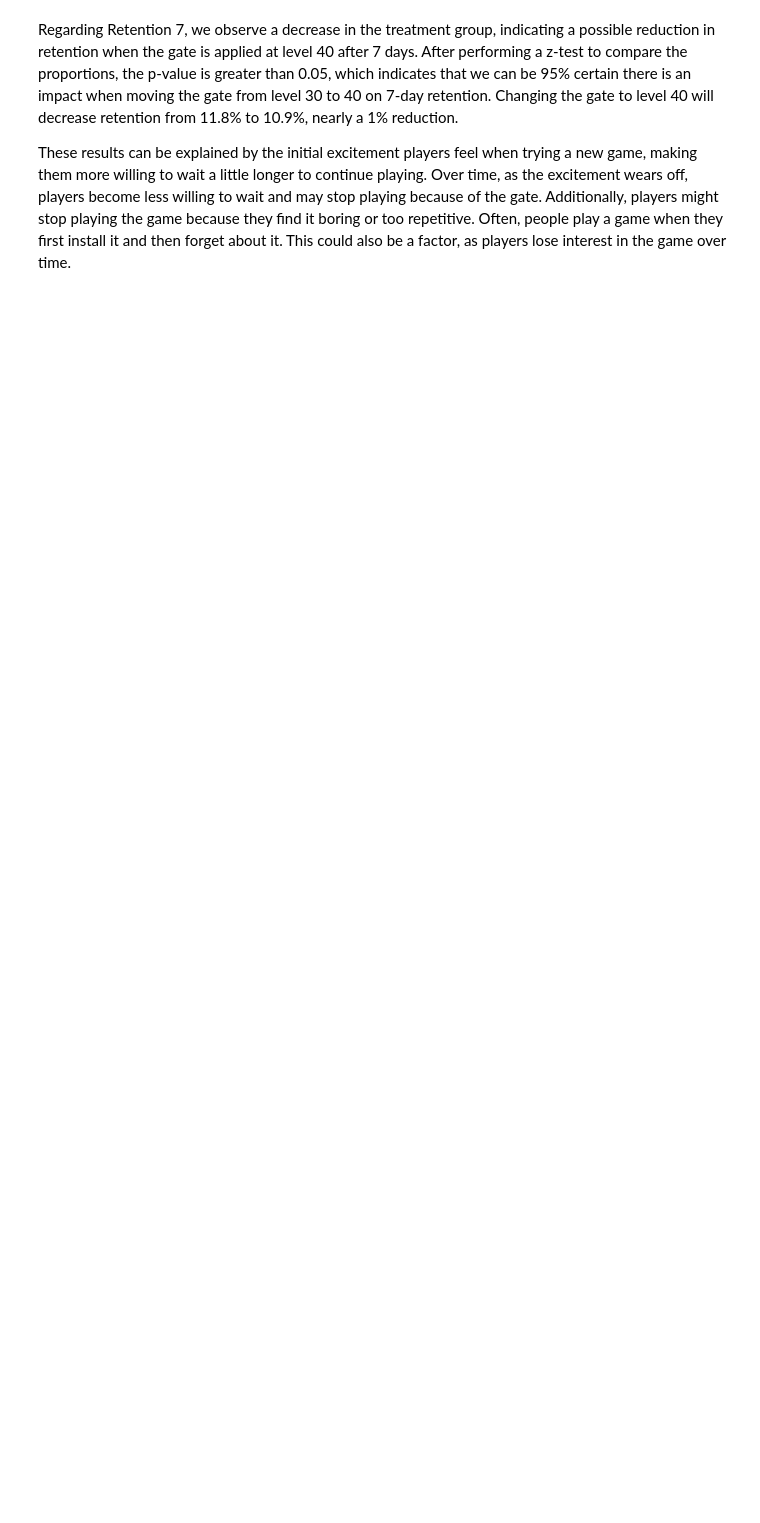
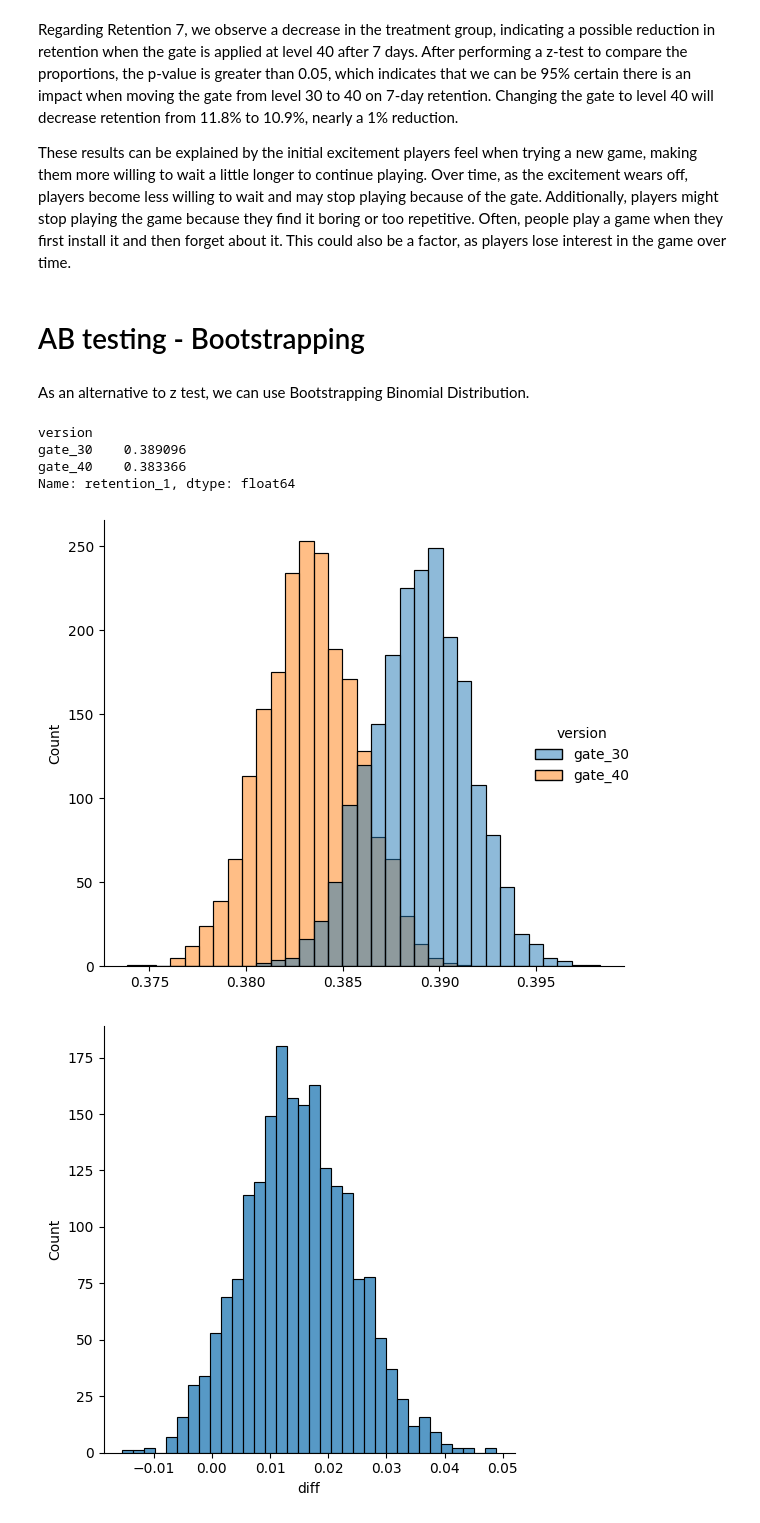
Before and after one commit to giovannicintra/repo, a Jupyter notebook: Data Analytics Project 3/project.ipynb, the cells around one changed output. Saved outputs shown, nothing was run; the diff lists cells and outputs as text; code cells hidden in the pictures; blank space fills up the shorter version.

```diff
--- a/Data Analytics Project 3/project.ipynb
+++ b/Data Analytics Project 3/project.ipynb
@@ -253,3 +232,40 @@ p-value: 0.00021240277684542175
 Regarding Retention 7, we observe a decrease in the treatment group, indicating a possible reduction in retention when the gate is applied at level 40 after 7 days. After performing a z-test to compare the proportions, the p-value is greater than 0.05, which indicates that we can be 95% certain there is an impact when moving the gate from level 30 to 40 on 7-day retention. Changing the gate to level 40 will decrease retention from 11.8% to 10.9%, nearly a 1% reduction.
 
 These results can be explained by the initial excitement players feel when trying a new game, making them more willing to wait a little longer to continue playing. Over time, as the excitement wears off, players become less willing to wait and may stop playing because of the gate. Additionally, players might stop playing the game because they find it boring or too repetitive. Often, people play a game when they first install it and then forget about it. This could also be a factor, as players lose interest in the game over time.
+# %% [markdown]
+# AB testing - Bootstrapping
+# %% [markdown]
+As an alternative to z test, we can use Bootstrapping Binomial Distribution.
+# %%
+print(df_clean.groupby('version')['retention_1'].mean())
+
+boot_list = []
+
+for i in range(2000):
+    boot_mean = df_clean.sample(frac=1,replace=True).groupby('version')['retention_1'].mean()
+    boot_list.append(boot_mean)
+
+df_boot = pd.DataFrame(boot_list)
+
+
+df_boot['diff'] = (df_boot['gate_30'] - df_boot['gate_40']) / df_boot['gate_40']
+
+
+sns.displot(data=df_boot[['gate_30','gate_40']])
+plt.tight_layout()
+plt.show()
+
+
+sns.displot(data=df_boot['diff'])
+plt.tight_layout()
+plt.show()
+
+# Calculating the probability that 1-day retention is greater when the gate is at level 30
+print('Probability that retention 1 is greater when the gate is at level 30:',(df_boot['diff'] > 0).mean())
+# %% [output]
+version
+gate_30    0.389096
+gate_40    0.383366
+Name: retention_1, dtype: float64
+[figure, added]
+[figure, added]
```
Also changed, not shown: parts of 5 cells of this notebook.
